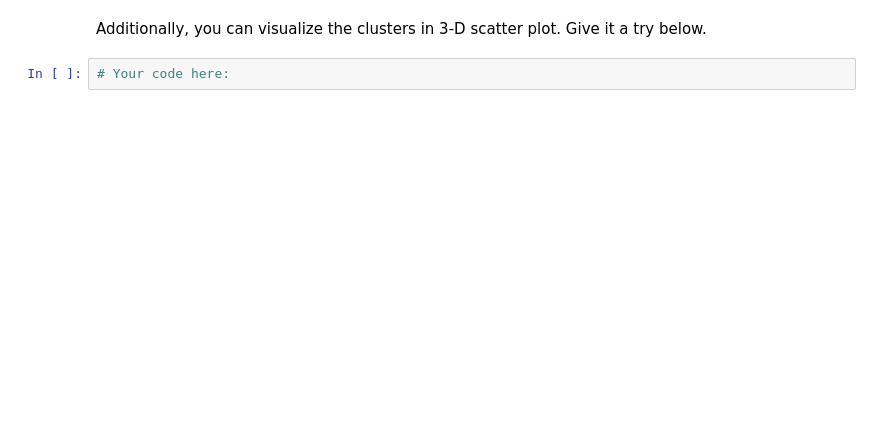
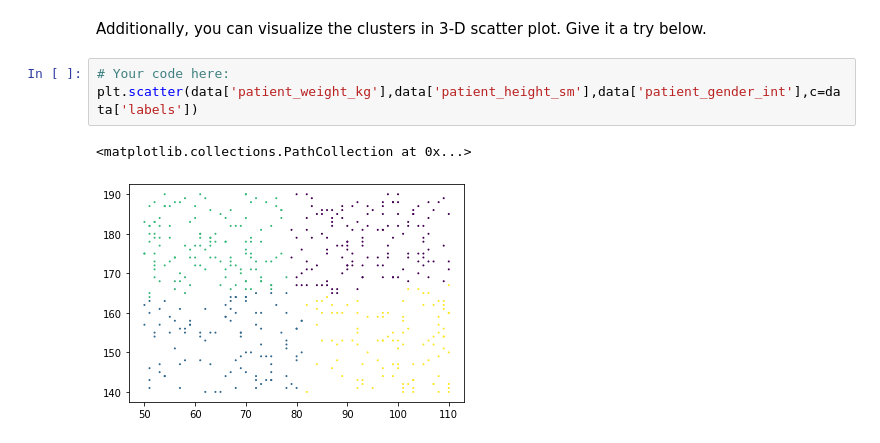
Before and after one commit to ironhack-datalabs/dataV2-labs, a Jupyter notebook: module-3/Unsupervised-Sklearn/your-code/main.ipynb, the cells around one changed output. Saved outputs shown, nothing was run; the diff lists cells and outputs as text; blank space fills up the shorter version.

```diff
--- a/module-3/Unsupervised-Sklearn/your-code/main.ipynb
+++ b/module-3/Unsupervised-Sklearn/your-code/main.ipynb
@@ -208,4 +553,8 @@ If the scatter plot does not make any sense to you, it means the features you ch
 # %% [markdown]
 Additionally, you can visualize the clusters in 3-D scatter plot. Give it a try below.
-# %%
-# Your code here:
+# %%
+# Your code here:
+plt.scatter(data['patient_weight_kg'],data['patient_height_sm'],data['patient_gender_int'],c=data['labels'])
+# %% [output]
+<matplotlib.collections.PathCollection at 0x...>
+[figure, added]
```
Also changed, not shown: parts of 49 cells of this notebook, 4 other files.
